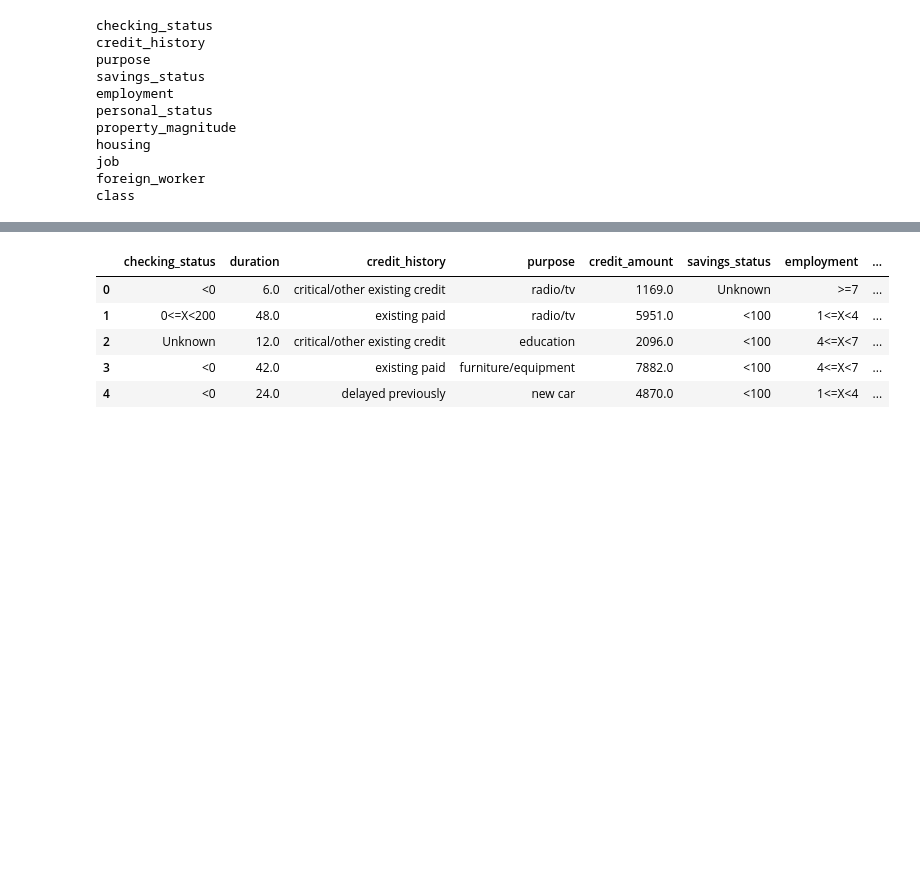
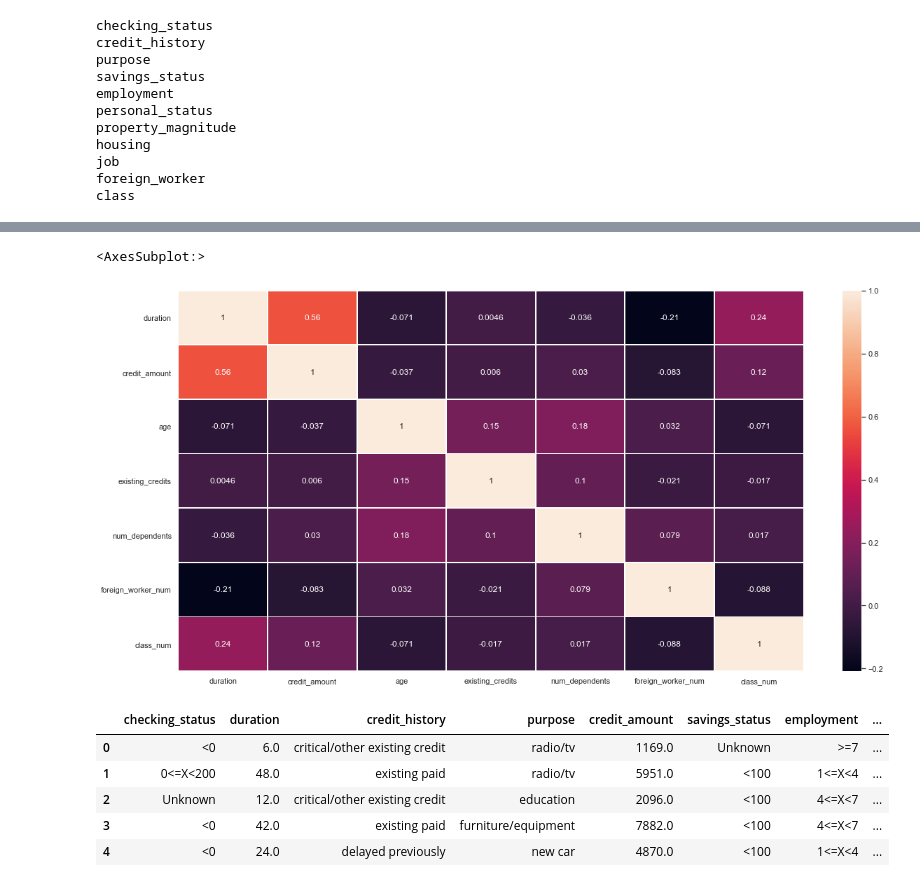
Before and after one commit to suhova/2021DataMining, a Jupyter notebook: hw1/lab1_task.ipynb, the cells around one changed output, grey strips where cells are left out. Drawn from its saved outputs; the diff is of its cells as text; code cells hidden in the pictures; blank space fills up the shorter version.

```diff
--- a/hw1/lab1_task.ipynb
+++ b/hw1/lab1_task.ipynb
@@ -506,3 +506,9 @@ sns.heatmap(df_new.corr(), cmap= 'coolwarm', mask=mask)
+# %%
+fig, ax = plt.subplots(figsize=(20,10))
+sns.heatmap(credit_df.corr(method='spearman'), annot = True, linewidths=0.7, ax=ax )
+# %% [output]
+<AxesSubplot:>
+[figure, added]
 # %%
 # ЧЕСГРЯ, тяжело увидеть зависимости
 # 1. люди без собственности живут "for free" (логично)
```
Also changed, not shown: parts of 6 cells of this notebook.
